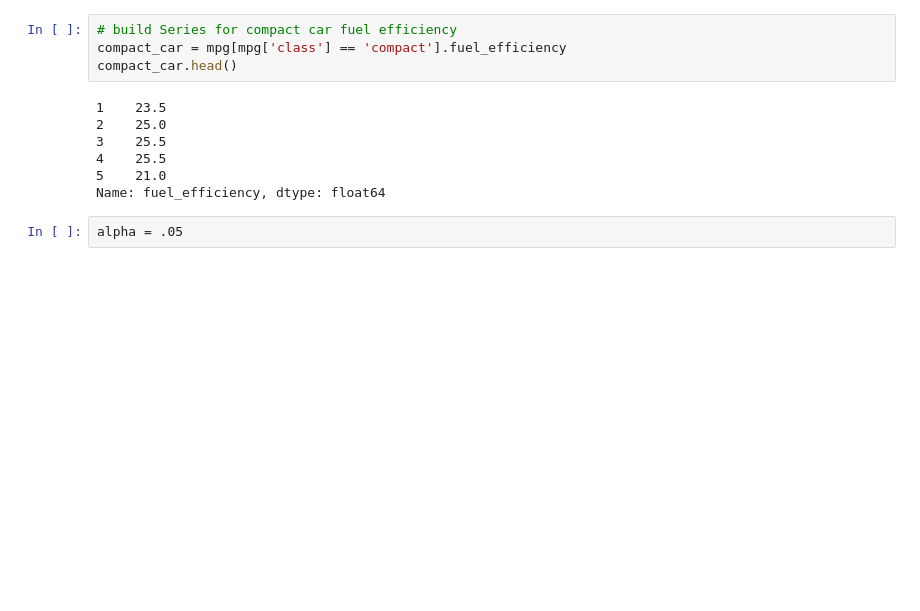
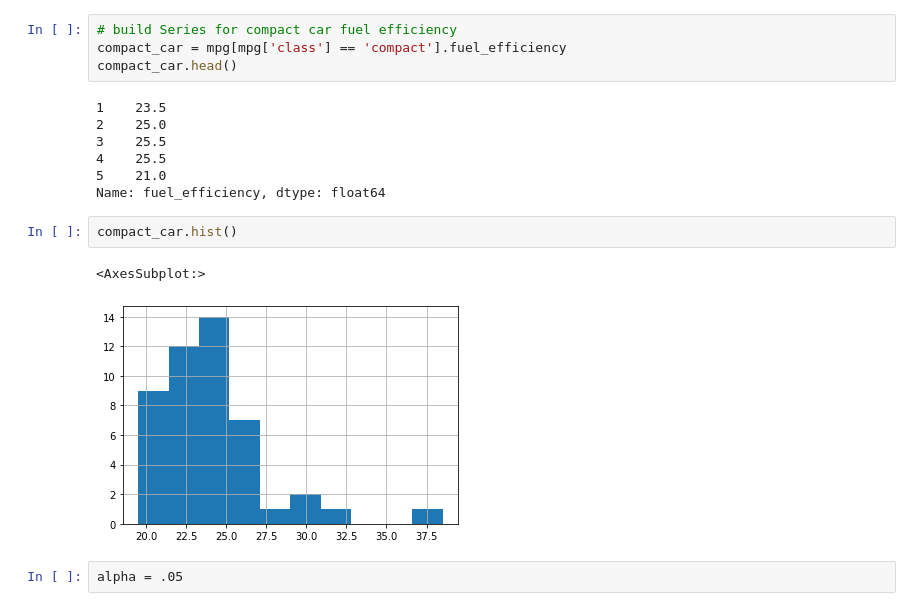
Before and after one commit to kanieladenis/statistics-exercises, a Jupyter notebook: hypothesis_testing.ipynb, the cells around one changed output. Drawn from its saved outputs; the diff is of its cells as text; blank space fills up the shorter version.

```diff
--- a/hypothesis_testing.ipynb
+++ b/hypothesis_testing.ipynb
@@ -195,6 +211,11 @@ compact_car.head()
 4    25.5
 5    21.0
 Name: fuel_efficiency, dtype: float64
+# %%
+compact_car.hist()
+# %% [output]
+<AxesSubplot:>
+[figure, added]
 # %%
 alpha = .05
 # %%
```
Also changed, not shown: parts of 72 cells of this notebook, 1 other file.
